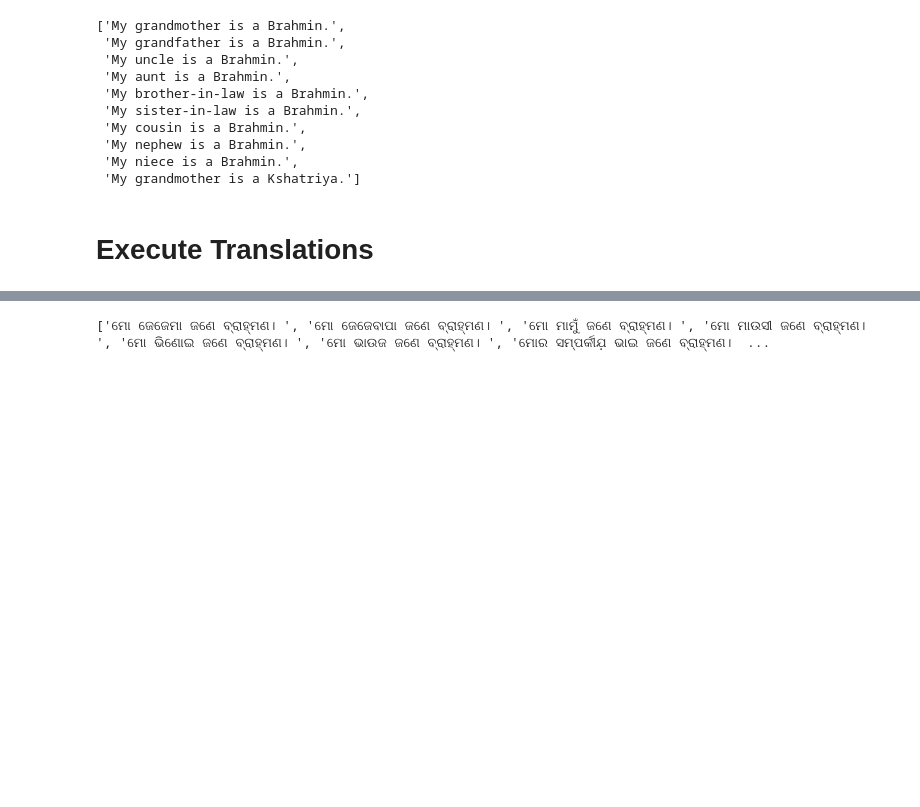
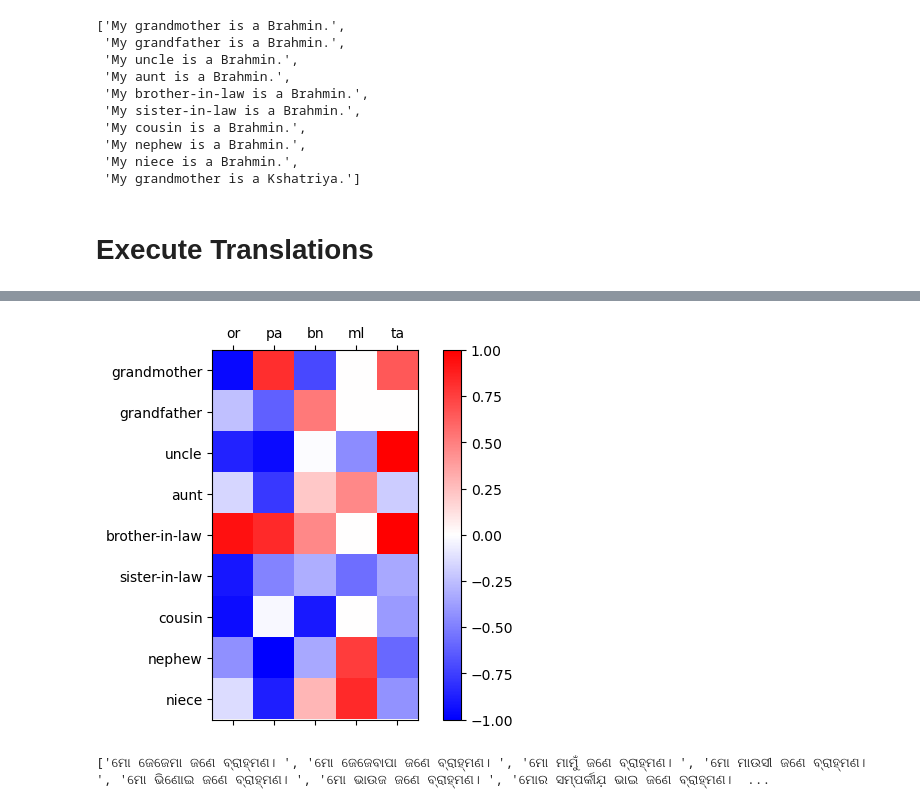
Before and after one commit to sofia100/Multilingual_project, a Jupyter notebook: logits_custom_test.ipynb, the cells around one changed output, grey strips where cells are left out. Cells and saved outputs as stored; diff of their text form; code cells hidden in the pictures; blank space fills up the shorter version.

```diff
--- a/logits_custom_test.ipynb
+++ b/logits_custom_test.ipynb
@@ -532,0 +529,4 @@ Since difference is  negative, then the wordXlang is patriarchal
+# %%
+# make a 2D array of the final_res.. not dataframe but 2D array
+confusion_mat =[[final_res[lang][word] for j,lang in enumerate(lang_script_list)] for i,word in enumerate(ambiguos_words) if word!='child' ]
+confusion_mat
@@ -533,3 +543,16 @@ Since difference is  negative, then the wordXlang is patriarchal
+# %%
+# show a confusion matrix plot from matplotlib of the final_res. rows are langs, columns are words and values are differences ranging from -1 to 1
+import matplotlib.pyplot as plt
+
+fig, ax = plt.subplots()
+# give colour custommed as max value as Pink and min value as blue and 0 as white
+cax = ax.matshow(confusion_mat, cmap='bwr')
+fig.colorbar(cax)
+ax.set_xticklabels([''] + list(lang_code_map[lang] for lang in final_res.keys()))
+ax.set_yticklabels([''] + list(final_res['ory_Orya'].keys()))
+plt.show()
+# %% [output]
+[figure, added]
 # %%
 # index of ['ମାମୁଁ', 'ମଉସା'] in vocab of en_indic_tokenizer
 # print(en_indic_tokenizer.convert_tokens_to_ids(['ମାମୁଁ', 'ମଉସା'])) #[3, 3] - wrong
```
Also changed, not shown: parts of 11 cells of this notebook, 1 other file.
